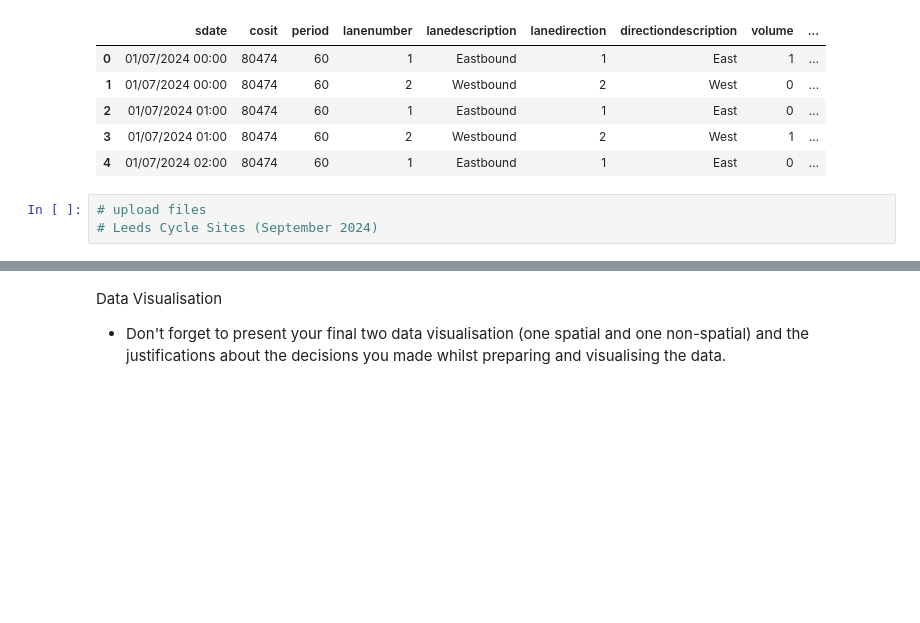
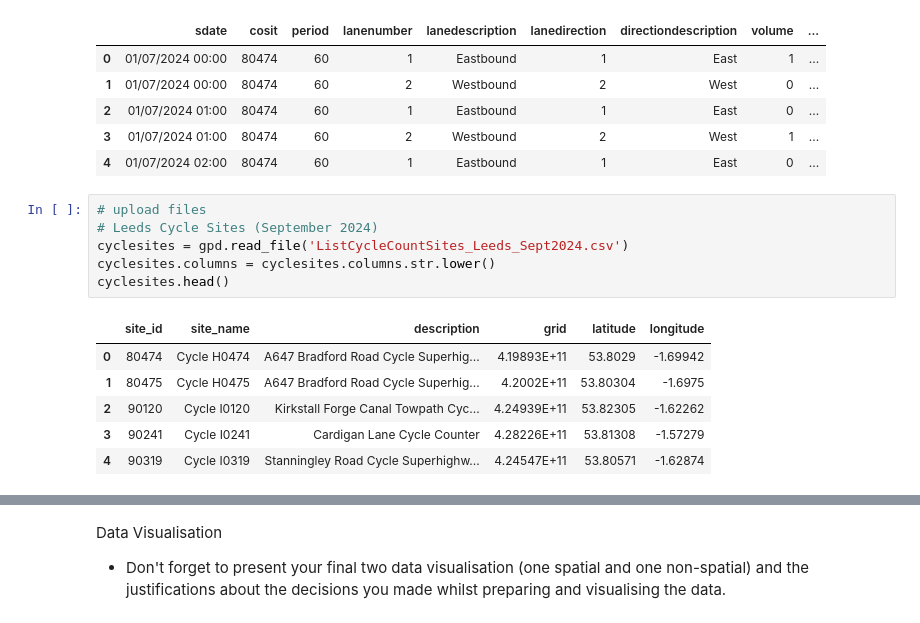
Before and after one commit to shannondill/GEOG5990M, a Jupyter notebook: FirstDraft_GEOG5990M_FinalProject.ipynb, the cells around one changed output, grey strips where cells are left out. Cells and saved outputs as stored; diff of their text form; blank space fills up the shorter version.

```diff
--- a/FirstDraft_GEOG5990M_FinalProject.ipynb
+++ b/FirstDraft_GEOG5990M_FinalProject.ipynb
@@ -81,6 +81,16 @@ cyclejuly24.head()
 # %%
 # upload files
 # Leeds Cycle Sites (September 2024)
+cyclesites = gpd.read_file('ListCycleCountSites_Leeds_Sept2024.csv')
+cyclesites.columns = cyclesites.columns.str.lower()
+cyclesites.head()
+# %% [output]
+|  | site_id | site_name | description | grid | latitude | longitude |
+| 0 | 80474 | Cycle H0474 | A647 Bradford Road Cycle Superhig... | 4.19893E+11 | 53.8029 | -1.69942 |
+| 1 | 80475 | Cycle H0475 | A647 Bradford Road Cycle Superhig... | 4.2002E+11 | 53.80304 | -1.6975 |
+| 2 | 90120 | Cycle I0120 | Kirkstall Forge Canal Towpath Cyc... | 4.24939E+11 | 53.82305 | -1.62262 |
+| 3 | 90241 | Cycle I0241 | Cardigan Lane Cycle Counter | 4.28226E+11 | 53.81308 | -1.57279 |
+| 4 | 90319 | Cycle I0319 | Stanningley Road Cycle Superhighw... | 4.24547E+11 | 53.80571 | -1.62874 |
 # %%
 # upload files
 # Leeds MSOA shapefile
```
Also changed, not shown: parts of 2 cells of this notebook.
